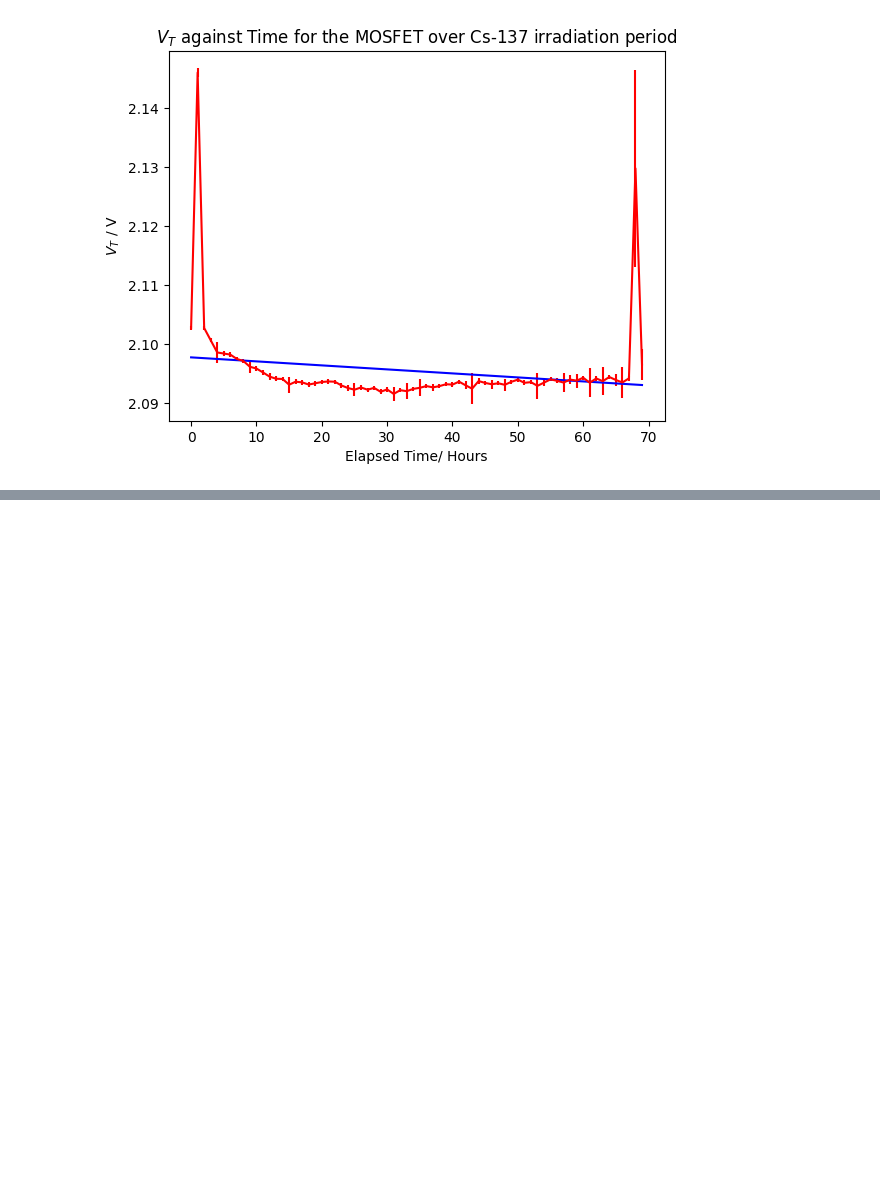
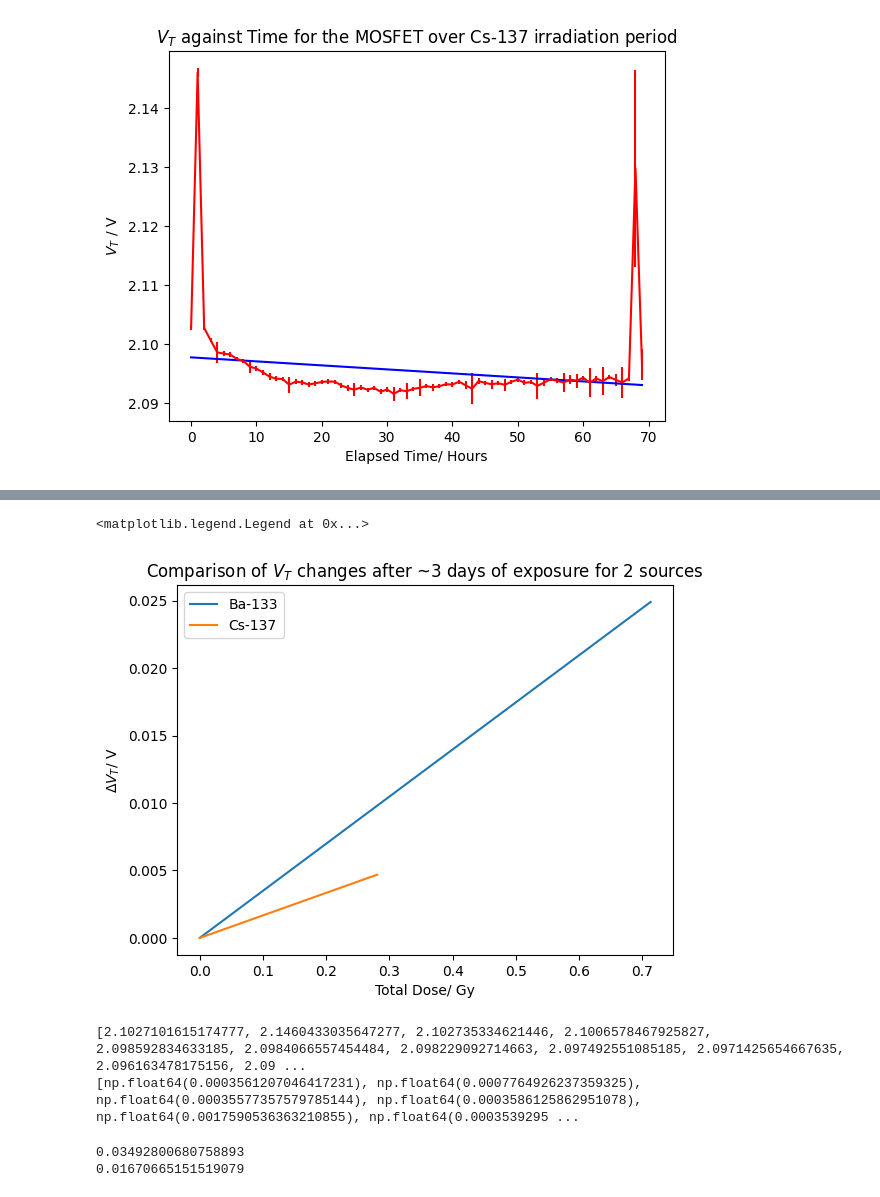
Before and after one commit to fhirstplace/Python-Labs-EDOS, a Jupyter notebook: xml graph maker (all).ipynb, the cells around one changed output, grey strips where cells are left out. Drawn from its saved outputs; the diff is of its cells as text; code cells hidden in the pictures; blank space fills up the shorter version.

```diff
--- a/xml graph maker (all).ipynb
+++ b/xml graph maker (all).ipynb
@@ -251,7 +286,7 @@ Steepest Line Threshold voltage:  1.8402987500000003 +/- 0.002136422518155332
 fig, ax = plt.subplots()
 ax = [ax]
 
-thing11, thing21, Line133 = steepest_time_best_fit(datasets2)
+thing11, thing21, Line133, grad133 = steepest_time_best_fit(datasets2)
 #thing12, thing22 = plot_derivative_thresholds_time(datasets2)
 #print('Difference in Threshold Voltage via steepest line method = ' + str(np.abs(thing11[0]-thing11[-1])) + ' +/- ' + str(np.sqrt(thing21[0]**2+thing21[-1]**2)))
 #print('Difference in Threshold Voltage via 2nd derivative method= ' + str(np.abs(thing12[0]-thing12[-1])) + ' +/- ' + str(np.sqrt(thing22[0]**2+thing22[-1]**2)))
@@ -442,7 +455,7 @@ fig, ax = plt.subplots()
 ax = [ax]
 #plot_steepest_threshold_time(datasetsbeta1, colour = 'red', label = None) # this is just 1 point
 #plot_steepest_threshold_time(datasetsbeta2, colour = 'orange', label = None)
-alan, glep , MrBoss= steepest_time_best_fit(datasetsbeta3, colour = 'red', label = None)
+alan, glep , MrBoss, grad137= steepest_time_best_fit(datasetsbeta3, colour = 'red', label = None)
 #plot_steepest_threshold_time(datasetsbeta4, colour = 'green', label = None)
 DiffbetaT, errbetaT = np.abs(alan[0]-alan[-1]), np.sqrt(glep[0]**2+glep[-1]**2)
 plt.title( "$V_T$ against Time for the MOSFET over Cs-137 irradiation period")
@@ -457,0 +498,34 @@ np.float64(85.6964005649354)
+# %%
+#line to dose conversion
+def hours(dataset):
+    times = range(0, len(dataset))
+    return times
+Doses137 = times_to_dose137(hours(MrBoss))
+Doses133 = times_to_dose133(hours(Line133))
+sensitivity133 = grad133/(88.392*1000/(4*np.pi*1.912*(15.62**2))*(517.4*1.6*10**-13)*(4180*np.exp(-(9.75*np.log(2))/10.8))*3600)
+sensitivity137 = grad137/(88.392*1000/(4*np.pi*1.912*(15.62**2))*(1175.63*1.6*10**-13)*(430*np.exp(-(10*np.log(2))/(30.1*3)))*3600)
+# %%
+#Total graphs
+fig, ax = plt.subplots()
+ax = [ax]
+plt.plot(Doses133, Line133 -Line133[0], label = 'Ba-133' )
+plt.plot(Doses137, np.abs(MrBoss -MrBoss[0]), label = 'Cs-137')
+ax[0].set_ylabel('$ΔV_T$/ V')
+ax[0].set_xlabel('Total Dose/ Gy')
+plt.title('Comparison of $V_T$ changes after ~3 days of exposure for 2 sources')
+plt.legend()
+# %% [output]
+<matplotlib.legend.Legend at 0x...>
+[figure, added]
+# %%
+print(alan)
+print(glep)
+# %% [output]
+[2.1027101615174777, 2.1460433035647277, 2.102735334621446, 2.1006578467925827, 2.098592834633185, 2.0984066557454484, 2.098229092714663, 2.097492551085185, 2.0971425654667635, 2.096163478175156, 2.09 ...
+[np.float64(0.0003561207046417231), np.float64(0.0007764926237359325), np.float64(0.00035577357579785144), np.float64(0.0003586125862951078), np.float64(0.0017590536363210855), np.float64(0.0003539295 ...
+# %%
+print(np.abs(sensitivity133))
+print(np.abs(sensitivity137))
+# %% [output]
+0.03492800680758893
+0.01670665151519079
```
Also changed, not shown: parts of 9 cells of this notebook, 1 other file.
